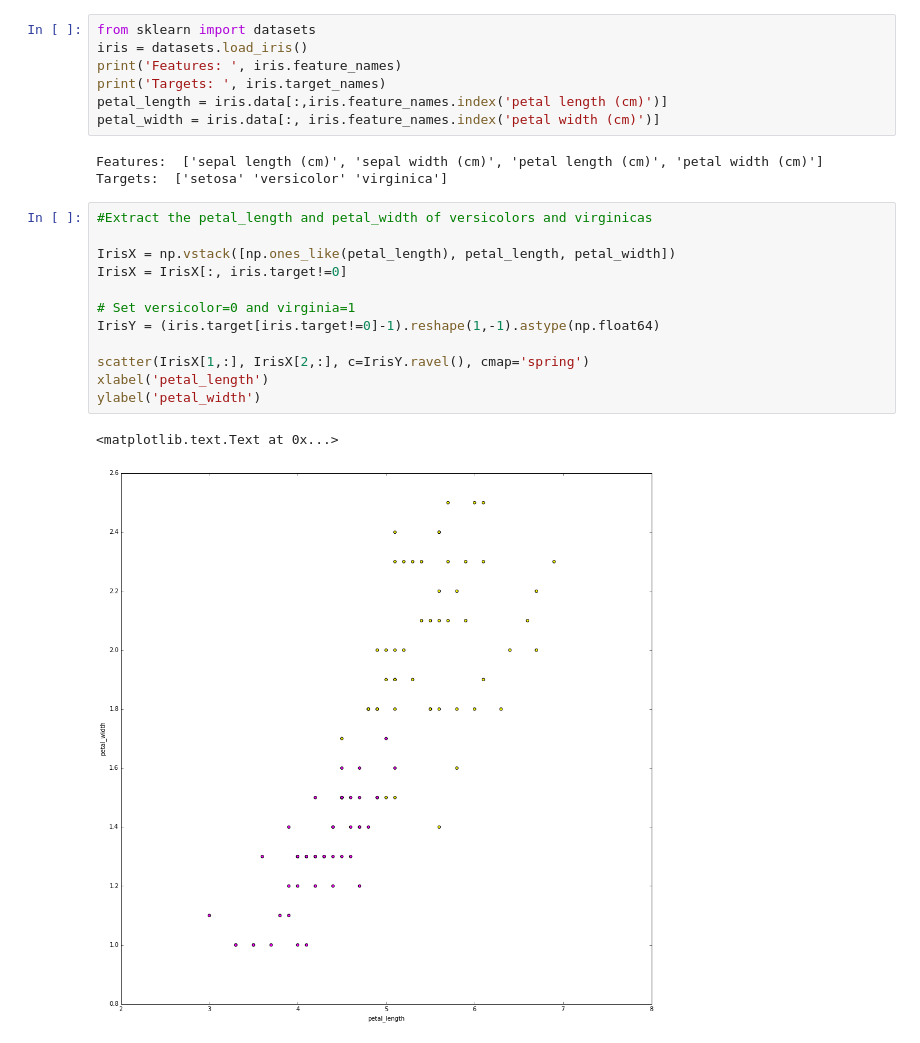
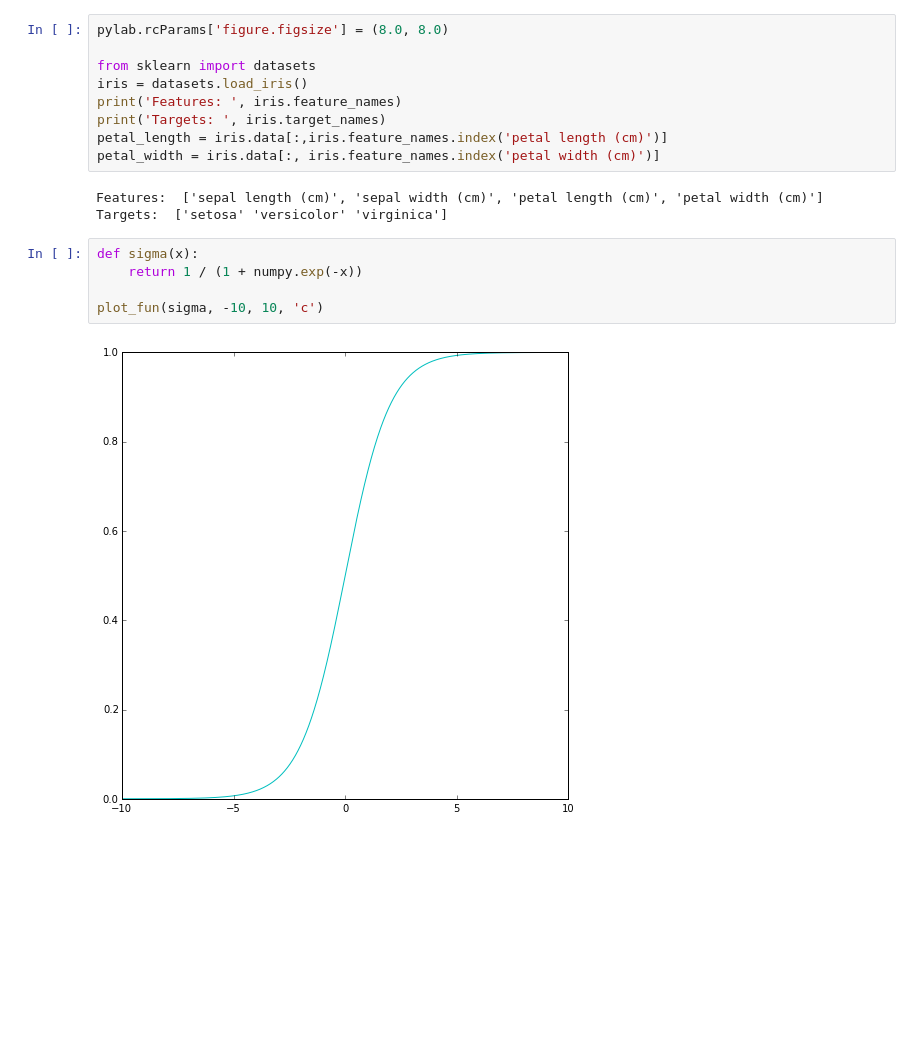
Before and after one commit to ciechowoj/nn_assignments, a Jupyter notebook: assignment2/starter_code.ipynb, the cells around one changed output. Saved outputs shown, nothing was run; the diff lists cells and outputs as text; blank space fills up the shorter version.

```diff
--- a/assignment2/starter_code.ipynb
+++ b/assignment2/starter_code.ipynb
@@ -419,6 +419,8 @@ pyplot.show()
 # %% [markdown]
 # Problem 4
 # %%
+pylab.rcParams['figure.figsize'] = (8.0, 8.0)
+
 from sklearn import datasets
 iris = datasets.load_iris()
 print('Features: ', iris.feature_names)
@@ -428,19 +430,11 @@ petal_width = iris.data[:, iris.feature_names.index('petal width (cm)')]
 # %% [output]
 Features:  ['sepal length (cm)', 'sepal width (cm)', 'petal length (cm)', 'petal width (cm)']
 Targets:  ['setosa' 'versicolor' 'virginica']
-# %%
-#Extract the petal_length and petal_width of versicolors and virginicas
-
-IrisX = np.vstack([np.ones_like(petal_length), petal_length, petal_width])
-IrisX = IrisX[:, iris.target!=0]
-
-# Set versicolor=0 and virginia=1
-IrisY = (iris.target[iris.target!=0]-1).reshape(1,-1).astype(np.float64)
-
-scatter(IrisX[1,:], IrisX[2,:], c=IrisY.ravel(), cmap='spring')
-xlabel('petal_length')
-ylabel('petal_width')
-# %% [output]
-<matplotlib.text.Text at 0x...>
-[figure, removed]
+# %%
+def sigma(x):
+    return 1 / (1 + numpy.exp(-x))
+
+plot_fun(sigma, -10, 10, 'c')
+# %% [output]
+[figure, added]
 # %%
```
Also changed, not shown: parts of 2 cells of this notebook.
